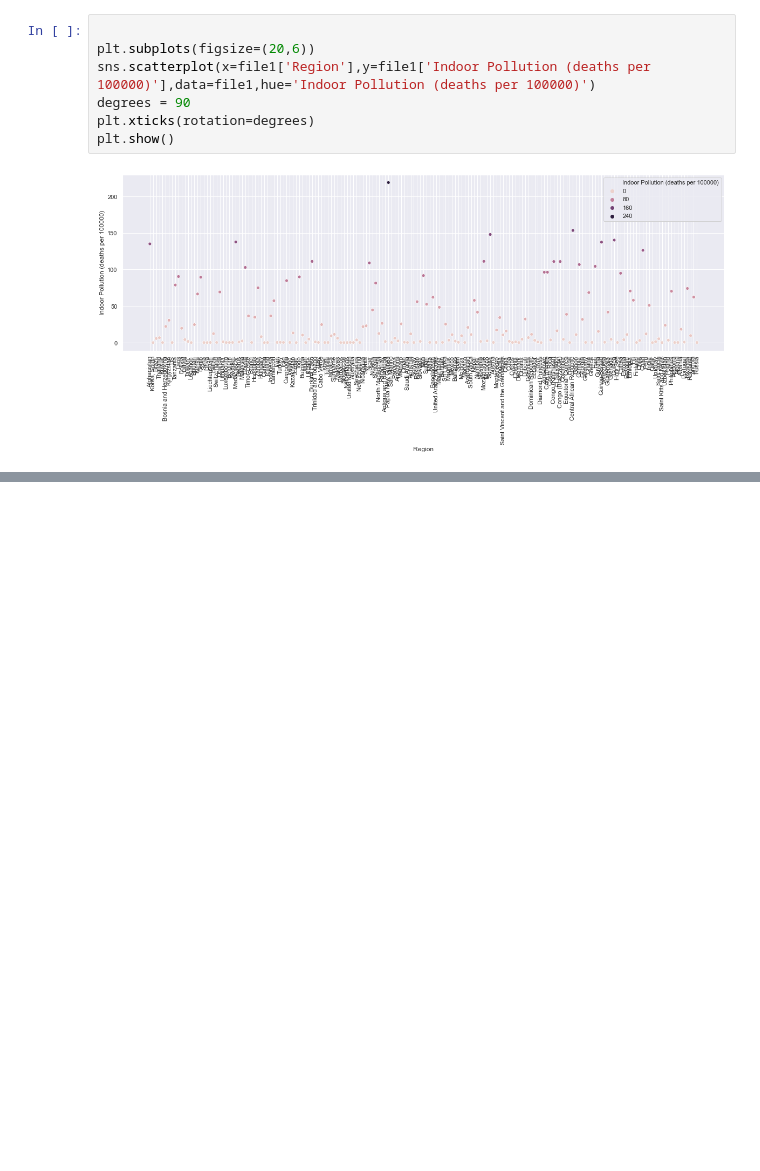
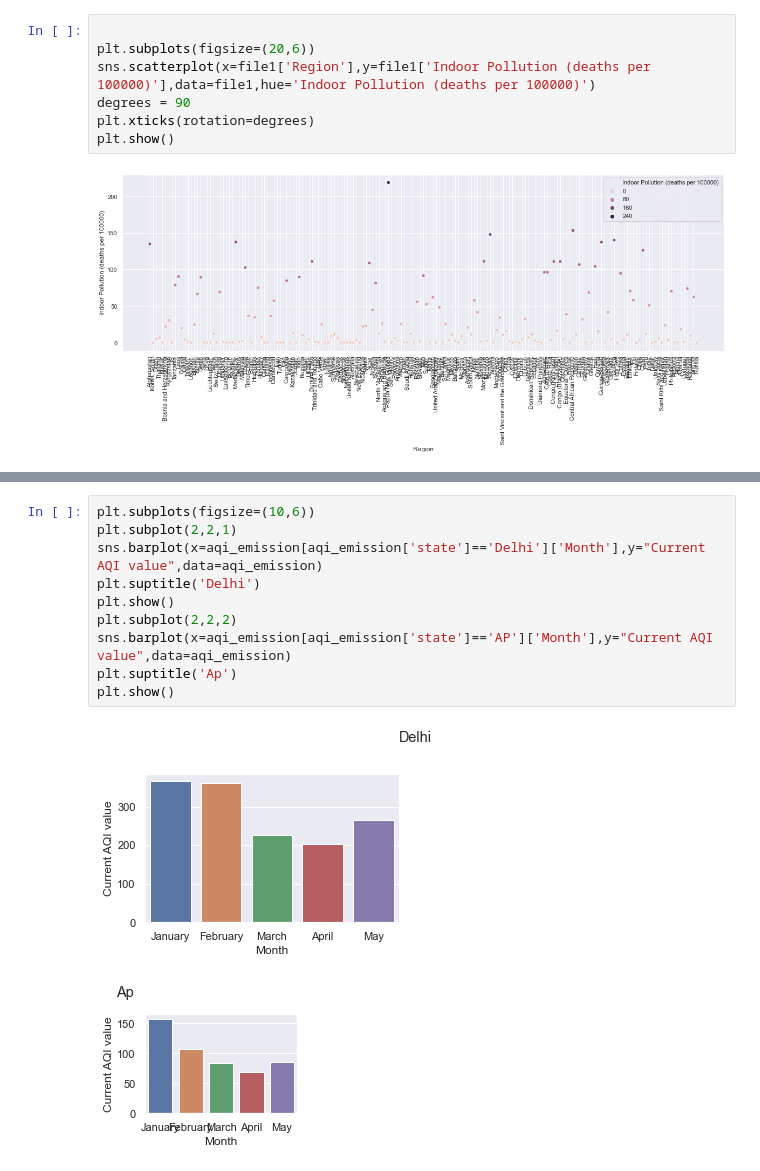
Before and after one commit to saikrishna-prathapaneni/covid19_and_pollution, a Jupyter notebook: pollution_data_analysis.ipynb, the cells around one changed output, grey strips where cells are left out. Drawn from its saved outputs; the diff is of its cells as text; blank space fills up the shorter version.

```diff
--- a/pollution_data_analysis.ipynb
+++ b/pollution_data_analysis.ipynb
@@ -159 +183,14 @@ aqi_emission.describe()
+# %%
+plt.subplots(figsize=(10,6))
+plt.subplot(2,2,1)
+sns.barplot(x=aqi_emission[aqi_emission['state']=='Delhi']['Month'],y="Current AQI value",data=aqi_emission)
+plt.suptitle('Delhi')
+plt.show()
+plt.subplot(2,2,2)
+sns.barplot(x=aqi_emission[aqi_emission['state']=='AP']['Month'],y="Current AQI value",data=aqi_emission)
+plt.suptitle('Ap')
+plt.show()
+# %% [output]
+[figure, added]
+[figure, added]
 # %%
```
Also changed, not shown: parts of 24 cells of this notebook, 59 other files.
